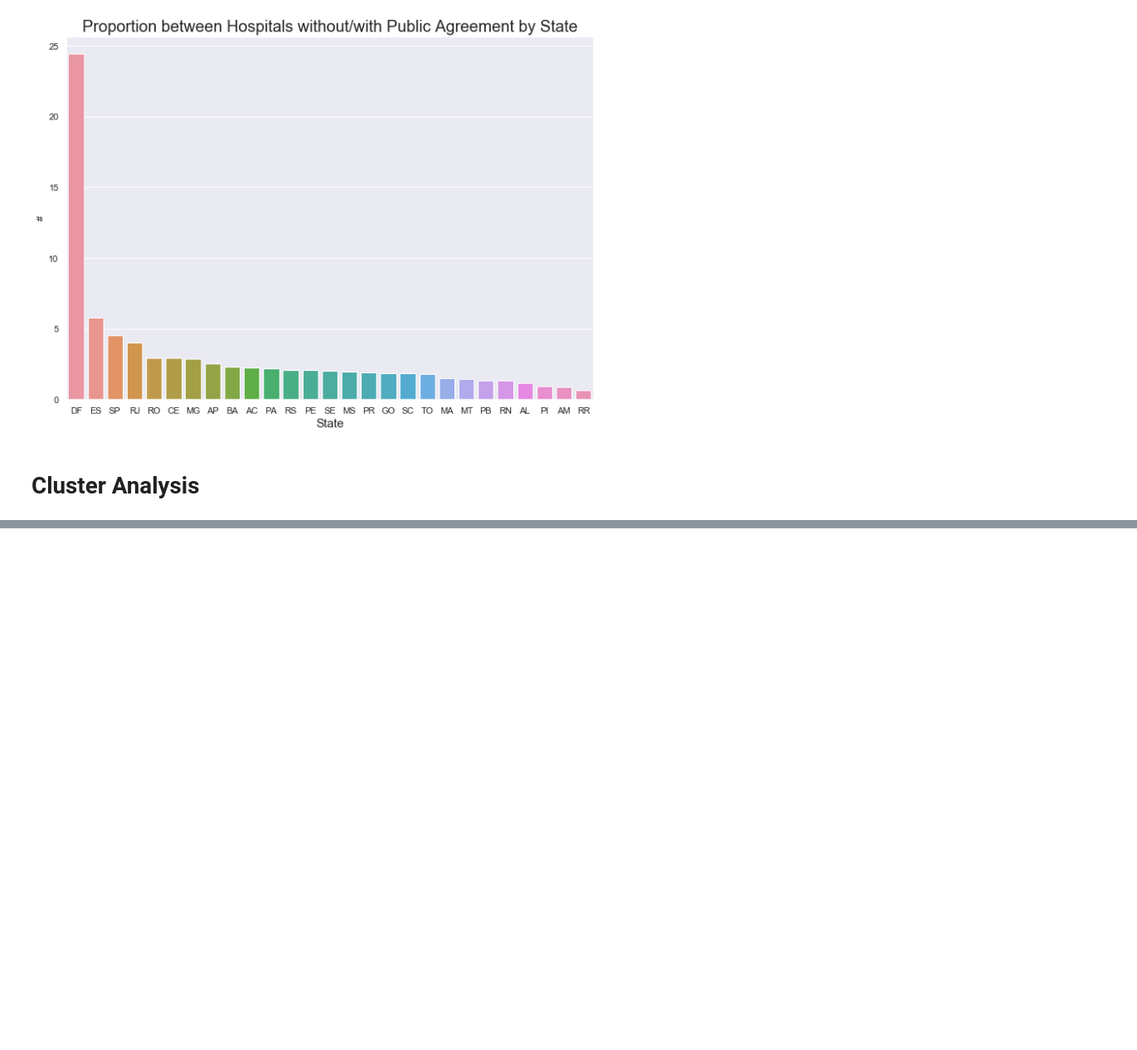
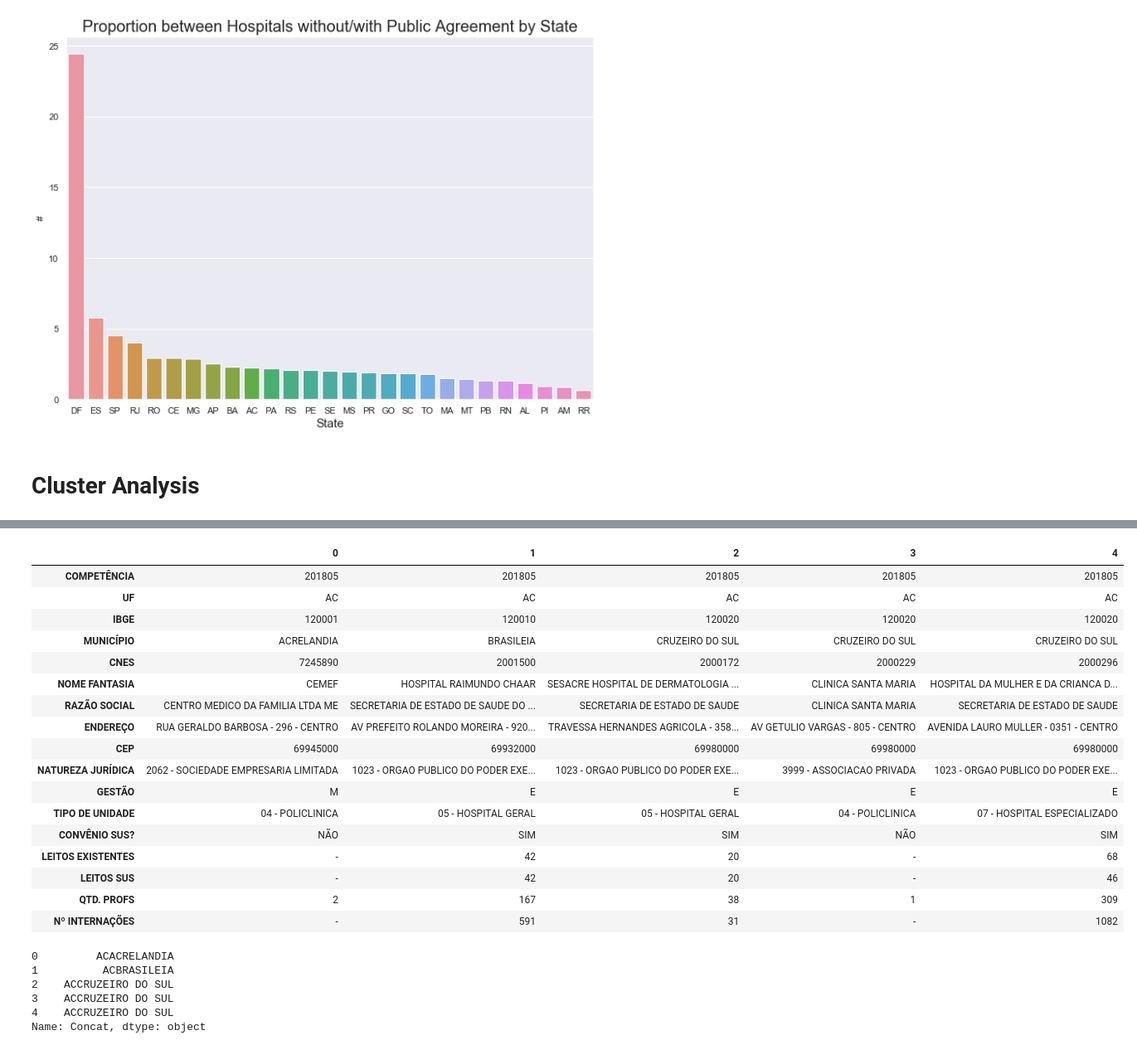
Before and after one commit to tbuzze/hospitalsbrazil2018, a Jupyter notebook: Hospital_Brazil.ipynb, the cells around one changed output, grey strips where cells are left out. Shown: that part at 83% size. Cells and saved outputs as stored; diff of their text form; code cells hidden in the pictures; blank space fills up the shorter version.

```diff
--- a/Hospital_Brazil.ipynb
+++ b/Hospital_Brazil.ipynb
@@ -286,0 +298,33 @@ Text(0, 0.5, '#')
+# %%
+#-- printing the head db dataset
+db.head().T
+# %% [output]
+|  | 0 | 1 | 2 | 3 | 4 |
+| COMPETÊNCIA | 201805 | 201805 | 201805 | 201805 | 201805 |
+| UF | AC | AC | AC | AC | AC |
+| IBGE | 120001 | 120010 | 120020 | 120020 | 120020 |
+| MUNICÍPIO | ACRELANDIA | BRASILEIA | CRUZEIRO DO SUL | CRUZEIRO DO SUL | CRUZEIRO DO SUL |
+| CNES | 7245890 | 2001500 | 2000172 | 2000229 | 2000296 |
+| NOME FANTASIA | CEMEF | HOSPITAL RAIMUNDO CHAAR | SESACRE HOSPITAL DE DERMATOLOGIA ... | CLINICA SANTA MARIA | HOSPITAL DA MULHER E DA CRIANCA D... |
+| RAZÃO SOCIAL | CENTRO MEDICO DA FAMILIA LTDA ME | SECRETARIA DE ESTADO DE SAUDE DO ... | SECRETARIA DE ESTADO DE SAUDE | CLINICA SANTA MARIA | SECRETARIA DE ESTADO DE SAUDE |
+| ENDEREÇO | RUA GERALDO BARBOSA - 296 - CENTRO | AV PREFEITO ROLANDO MOREIRA - 920... | TRAVESSA HERNANDES AGRICOLA - 358... | AV GETULIO VARGAS - 805 - CENTRO | AVENIDA LAURO MULLER - 0351 - CENTRO |
+| CEP | 69945000 | 69932000 | 69980000 | 69980000 | 69980000 |
+| NATUREZA JURÍDICA | 2062 - SOCIEDADE EMPRESARIA LIMITADA | 1023 - ORGAO PUBLICO DO PODER EXE... | 1023 - ORGAO PUBLICO DO PODER EXE... | 3999 - ASSOCIACAO PRIVADA | 1023 - ORGAO PUBLICO DO PODER EXE... |
+| GESTÃO | M | E | E | E | E |
+| TIPO DE UNIDADE | 04 - POLICLINICA | 05 - HOSPITAL GERAL | 05 - HOSPITAL GERAL | 04 - POLICLINICA | 07 - HOSPITAL ESPECIALIZADO |
+| CONVÊNIO SUS? | NÃO | SIM | SIM | NÃO | SIM |
+| LEITOS EXISTENTES | - | 42 | 20 | - | 68 |
+| LEITOS SUS | - | 42 | 20 | - | 46 |
+| QTD. PROFS | 2 | 167 | 38 | 1 | 309 |
+| Nº INTERNAÇÕES | - | 591 | 31 | - | 1082 |
+# %%
+#-- join UF and City Name (BRazil has same name city in different States)
+db['Concat'] = db['UF'] + db['MUNICÍPIO']
+db['Concat'].head()
+# %% [output]
+0         ACACRELANDIA
+1          ACBRASILEIA
+2    ACCRUZEIRO DO SUL
+3    ACCRUZEIRO DO SUL
+4    ACCRUZEIRO DO SUL
+Name: Concat, dtype: object
```
Also changed, not shown: parts of 24 cells of this notebook, 2 other files.
